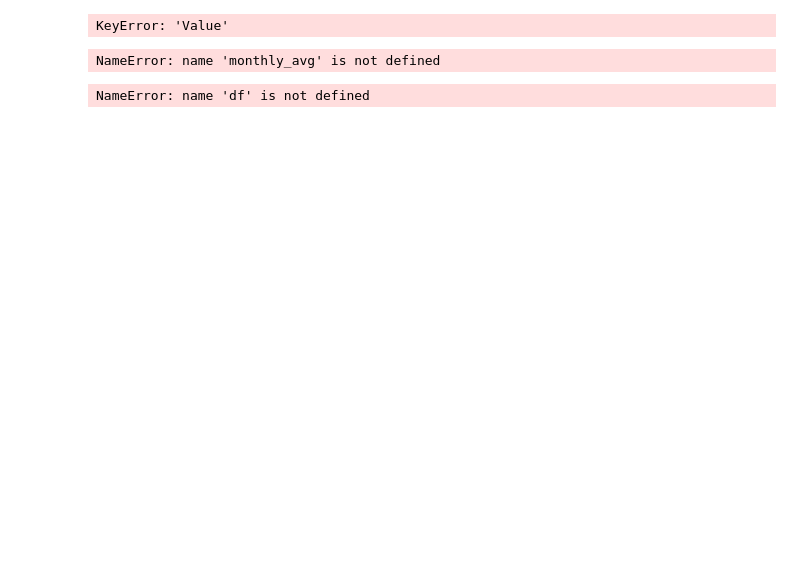
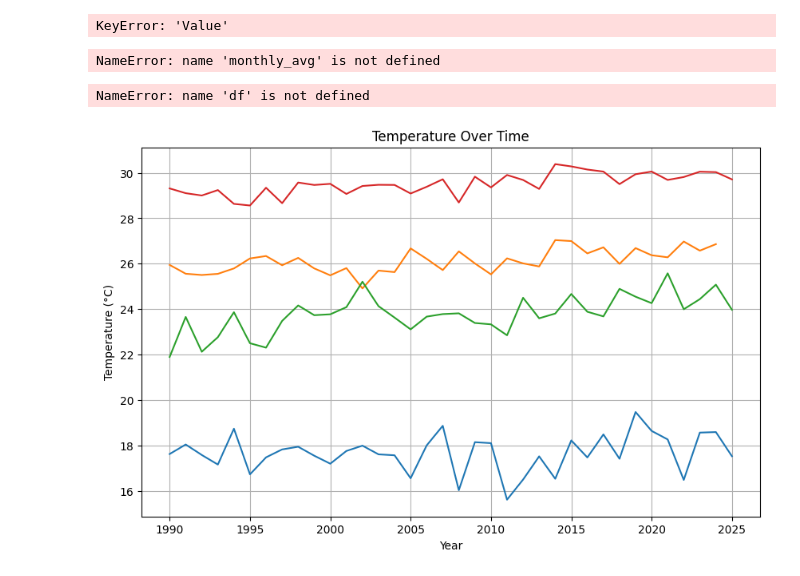
Before and after one commit to AlexWonghh/Weather-analysis, a Jupyter notebook: 25_8_2025_.ipynb, the cells around one changed output. Drawn from its saved outputs; the diff is of its cells as text; code cells hidden in the pictures; blank space fills up the shorter version.

```diff
--- a/25_8_2025_.ipynb
+++ b/25_8_2025_.ipynb
@@ -304,3 +322,35 @@ plt.legend(title='Year')
 plt.show()
 # %% [output]
 NameError: name 'df' is not defined
+# %%
+# Filter for Spring (March, April, May)
+spring_df = df[df.index.month.isin([3, 4, 5])]
+spring_df= spring_df.groupby(by=['year']).agg({"tavg":'mean'})
+# %%
+# Filter for Spring (March, April, May)
+summer_df = df[df.index.month.isin([6, 7, 8])]
+summer_df= summer_df.groupby(by=['year']).agg({"tavg":'mean'})
+# %%
+# Filter for Spring (Sep, Oct, Nov)
+autumn_df = df[df.index.month.isin([9,10, 11])]
+autumn_df = autumn_df.groupby(by=['year']).agg({"tavg":'mean'})
+# %%
+# Filter for autumn (Dec, Jan, Feb)
+winter_df = df[df.index.month.isin([12,1,2])]
+winter_df = winter_df.groupby(by=['year']).agg({"tavg":'mean'})
+# %%
+import matplotlib.pyplot as plt
+import seaborn as sns
+
+plt.figure(figsize=(10, 6))
+sns.lineplot(data=winter_df, x='year', y='tavg')  # Adjust columns as needed
+sns.lineplot(data=autumn_df, x='year', y='tavg')
+sns.lineplot(data=spring_df, x='year', y='tavg')
+sns.lineplot(data=summer_df, x='year', y='tavg')
+plt.title('Temperature Over Time')
+plt.xlabel('Year')
+plt.ylabel('Temperature (°C)')
+plt.grid(True)
+plt.show()
+# %% [output]
+[figure, added]
```
Also changed, not shown: parts of 8 cells of this notebook.
